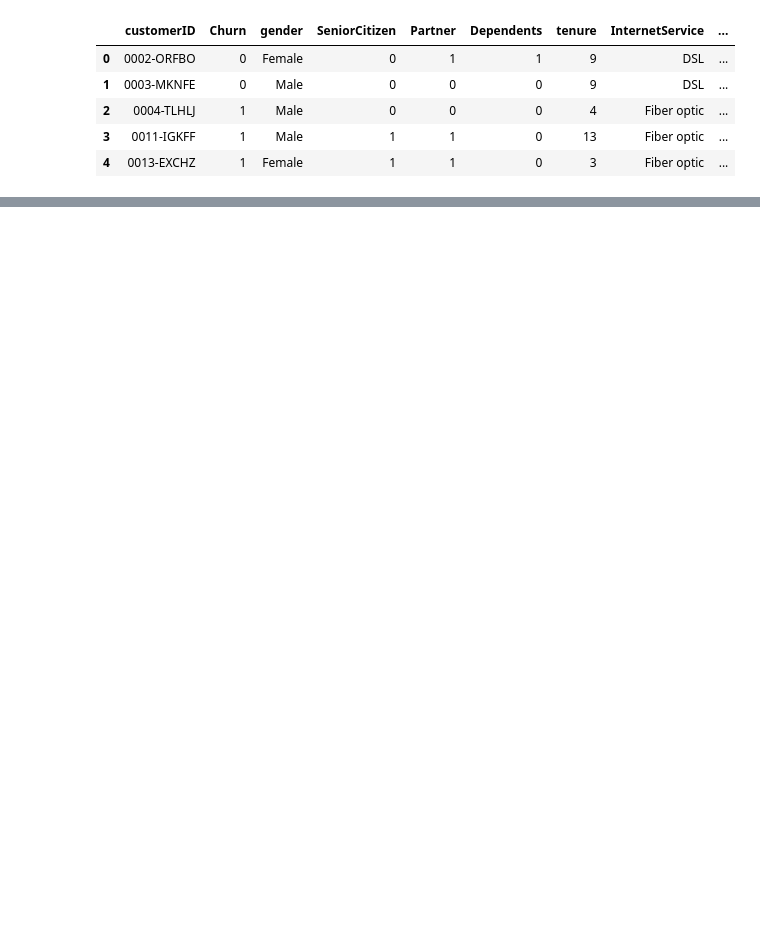
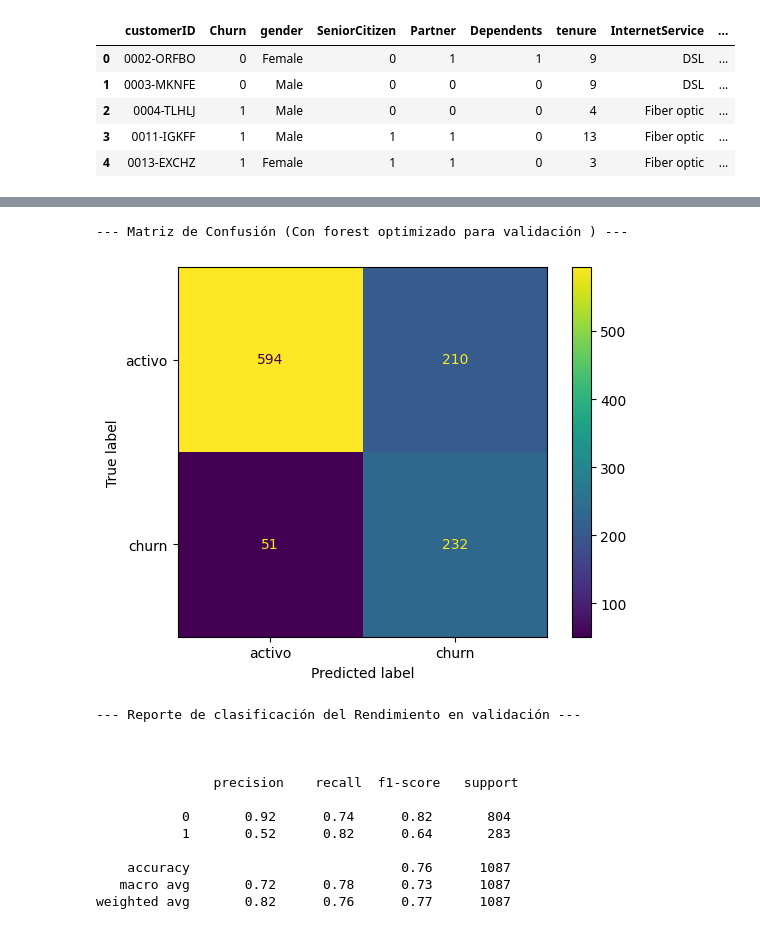
Before and after one commit to JharleCompres/TELECOM_X_PARTE_2_PREDICCION_DE_CANCELACION_CHURN, a Jupyter notebook: Telecom_X_prediccion_cancelacion_churn.ipynb, the cells around one changed output, grey strips where cells are left out. Drawn from its saved outputs; the diff is of its cells as text; code cells hidden in the pictures; blank space fills up the shorter version.

```diff
--- a/Telecom_X_prediccion_cancelacion_churn.ipynb
+++ b/Telecom_X_prediccion_cancelacion_churn.ipynb
@@ -253,0 +757,38 @@ else:
+# %%
+try:
+    # Creamos forest_final que almacena el mejor estimador con la configuracion para el random forest
+    forest_final = grid_search.best_estimator_
+    #Entrenamos el modelo forest final con el conjunto de datos de entrenamiento
+    forest_final.fit(X_train, y_train)
+    # Creacmos y_pred_forest con los valores previstos por X_val
+    y_pred_forest = forest_final.predict(X_val)
+
+    print("--- Matriz de Confusión (Con forest optimizado para validación ) ---")
+    print('\n')
+
+    # Visualizamos los resultados con una matriz de confusión
+    visual_nueva = ConfusionMatrixDisplay.from_predictions(y_val, y_pred_forest, display_labels=['activo','churn'])
+    # mostramos el resultado
+    plt.show()
+
+    print(f'--- Reporte de clasificación del Rendimiento en validación ---')
+    print('\n')
+    print(f'\n {classification_report(y_val,y_pred_forest)}')
+
+except Exception as e:
+  print(f'Error al evaluar el modelo Random Forest: {e}')
+# %% [output]
+--- Matriz de Confusión (Con forest optimizado para validación ) ---
+[figure, added]
+--- Reporte de clasificación del Rendimiento en validación ---
+
+
+
+               precision    recall  f1-score   support
+
+           0       0.92      0.74      0.82       804
+           1       0.52      0.82      0.64       283
+
+    accuracy                           0.76      1087
+   macro avg       0.72      0.78      0.73      1087
+weighted avg       0.82      0.76      0.77      1087
```
Also changed, not shown: parts of 58 cells of this notebook, 2 other files.
